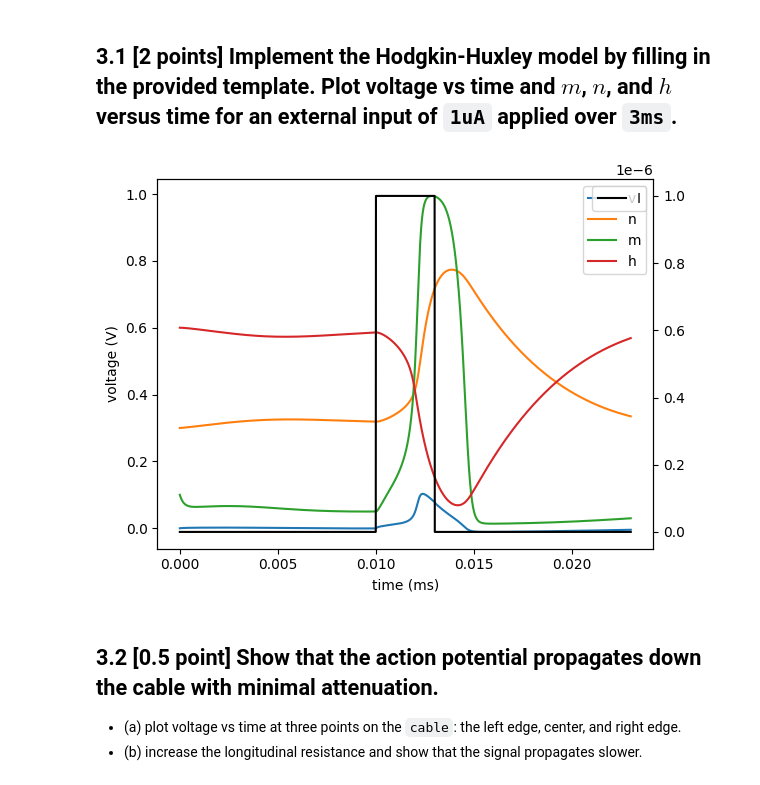
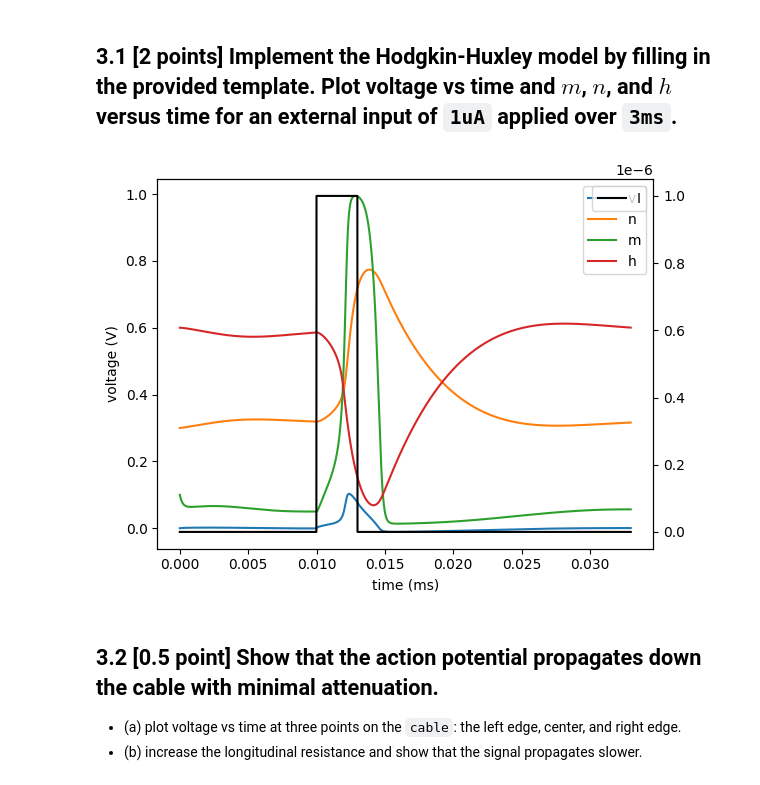
Before and after one commit to draymond63/syde-552, a Jupyter notebook: assignment1.ipynb, the cells around one changed output. Drawn from its saved outputs; the diff is of its cells as text; code cells hidden in the pictures.

````diff
--- a/assignment1.ipynb
+++ b/assignment1.ipynb
@@ -531,36 +522,36 @@ I : amp (point current)  # applied external current
 cable_segments = 1000
 cable = Cylinder(length=10*cm, diameter=2*238*um, n=cable_segments, type='axon')
 
 neuron = SpatialNeuron(morphology=cable, model=hodgkin_eqns, method="exponential_euler", Cm=C_m, Ri=R_l)
 mon = StateMonitor(neuron, ['v', 'm', 'n', 'h', 'I'], record=True)
 net = Network(neuron, mon)
 
 neuron.v = 0*mV
 neuron.h = 0.6
 neuron.m = 0.1
 neuron.n = 0.3
 defaultclock.dt = 0.01*ms
 
 net.store()
 net.run(10*ms)
-neuron.I[0] = 1*uA # current injection at one end of the axon
+neuron.I[0] = 1*uA
 net.run(3*ms)
 neuron.I = 0*uA
-net.run(10*ms)
+net.run(20*ms)
 
 fig, ax = plt.subplots()
 ax.plot(mon.t, mon.v[0], label='v')
 ax.plot(mon.t, mon.n[0], label='n')
 ax.plot(mon.t, mon.m[0], label='m')
 ax.plot(mon.t, mon.h[0], label='h')
 ax2 = ax.twinx()
 ax2.plot(mon.t, mon.I[0], color='k', label='I')
 ax.set(xlabel='time (ms)', ylabel='voltage (V)')
 ax.legend()
 ax2.legend()
 plt.show()
 # %% [output]
-[figure, old version]
+[figure, new version]
 # %% [markdown]
 ## 3.2 [0.5 point] Show that the action potential propagates down the cable with minimal attenuation.
 - (a) plot voltage vs time at three points on the ```cable```: the left edge, center, and right edge.
````
Also changed, not shown: parts of 5 cells of this notebook.
